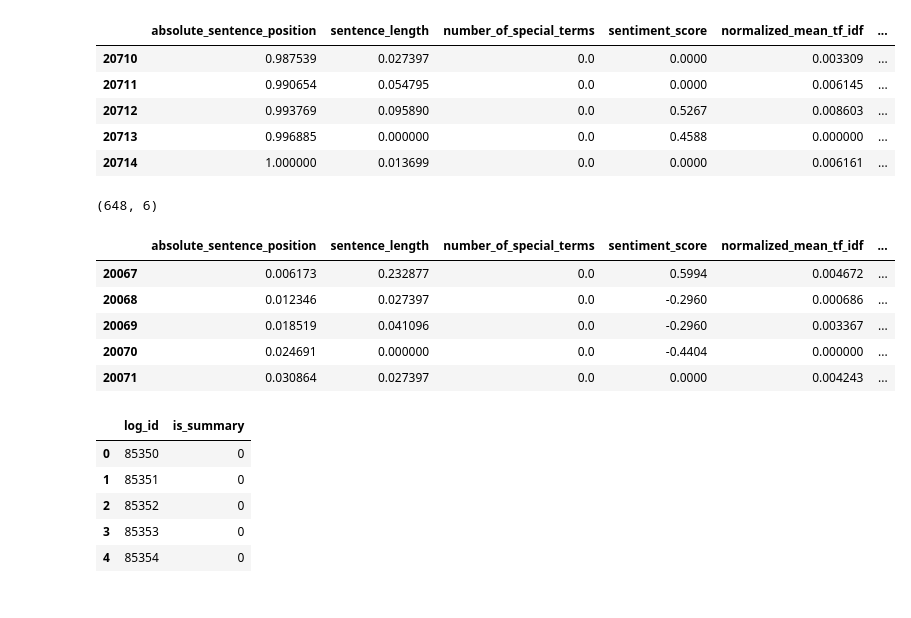
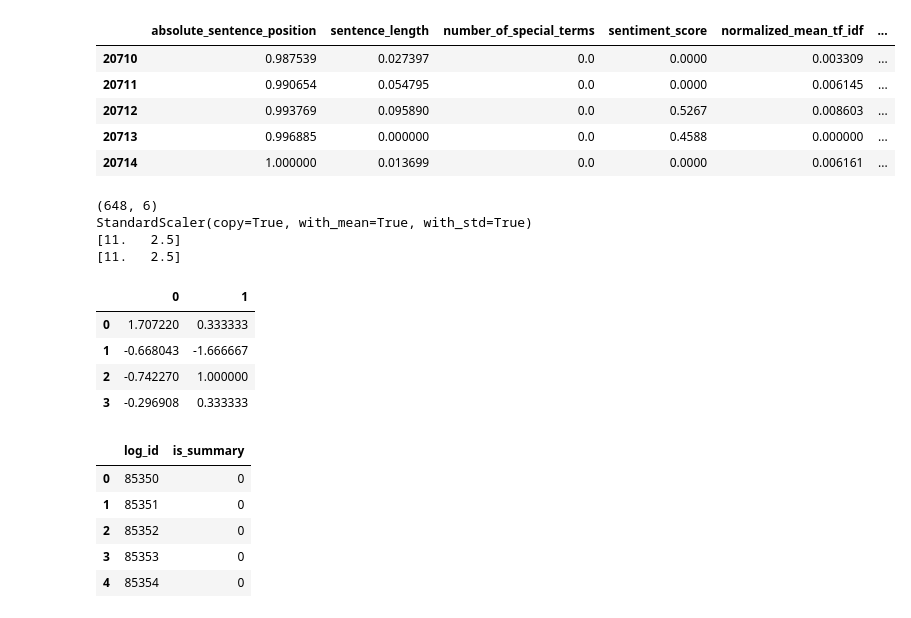
Before and after one commit to wcyn/gnue-chat-summarization, a Jupyter notebook: neural_net_models/Keras LSTM Recurrent Neural Network.ipynb, the cells around one changed output. Saved outputs shown, nothing was run; the diff lists cells and outputs as text; code cells hidden in the pictures.

Commit message:
Create Data preparation pipeline

```diff
--- a/neural_net_models/Keras LSTM Recurrent Neural Network.ipynb
+++ b/neural_net_models/Keras LSTM Recurrent Neural Network.ipynb
@@ -39 +37,8 @@ summarized_chat_date_partitions = pd.read_csv(summarized_chat_date_partitions_fi
+# %%
+keep_rows = []
+# def keep(rows):
+#     return x in rows
+summarized_chat_date_partitions = pd.read_csv(
+    summarized_chat_date_partitions_filename, skiprows=lambda x: x in keep_rows
+)
 # %%
@@ -160,21 +228,36 @@ chat_log_df.tail()
 # %%
 train_features_X = chat_log_df.iloc[:index_for_train_validation_split]
 validation_features_X = chat_log_df.iloc[index_for_train_validation_split:index_for_validation_test_split]
 test_features_X = chat_log_df.iloc[index_for_validation_test_split:]
 train_features_X.tail()
 
 assert train_features_X.shape[1] == test_features_X.shape[1]
 assert test_features_X.shape[1] == validation_features_X.shape[1]
 print(test_features_X.shape)
 test_features_X.head()
+
+pd.DataFrame([1,2,3,4])
+c = unnormalized_summarized_chat_features_df
+d = [[34, 3], [2, 0], [1, 4], [7, 3]]
+ddf = pd.DataFrame(d)
+from sklearn.preprocessing import StandardScaler
+scaler = StandardScaler()
+print(scaler.fit(ddf))
+print(scaler.mean_)
+st = pd.DataFrame(scaler.transform(ddf), columns=ddf.columns.values)
+print(scaler.mean_)
+ddf.columns.values
+st
 # %% [output]
 (648, 6)
+StandardScaler(copy=True, with_mean=True, with_std=True)
+[11.   2.5]
+[11.   2.5]
-|  | absolute_sentence_position | sentence_length | number_of_special_terms | sentiment_score | normalized_mean_tf_idf | ... |
-| 20067 | 0.006173 | 0.232877 | 0.0 | 0.5994 | 0.004672 | ... |
-| 20068 | 0.012346 | 0.027397 | 0.0 | -0.2960 | 0.000686 | ... |
-| 20069 | 0.018519 | 0.041096 | 0.0 | -0.2960 | 0.003367 | ... |
-| 20070 | 0.024691 | 0.000000 | 0.0 | -0.4404 | 0.000000 | ... |
-| 20071 | 0.030864 | 0.027397 | 0.0 | 0.0000 | 0.004243 | ... |
+|  | 0 | 1 |
+| 0 | 1.707220 | 0.333333 |
+| 1 | -0.668043 | -1.666667 |
+| 2 | -0.742270 | 1.000000 |
+| 3 | -0.296908 | 0.333333 |
 # %%
 summarized_chat_log_ids = pd.read_csv(
     summarized_chat_log_ids_filename,
```
Also changed, not shown: parts of 9 cells of this notebook, 7 other files.
